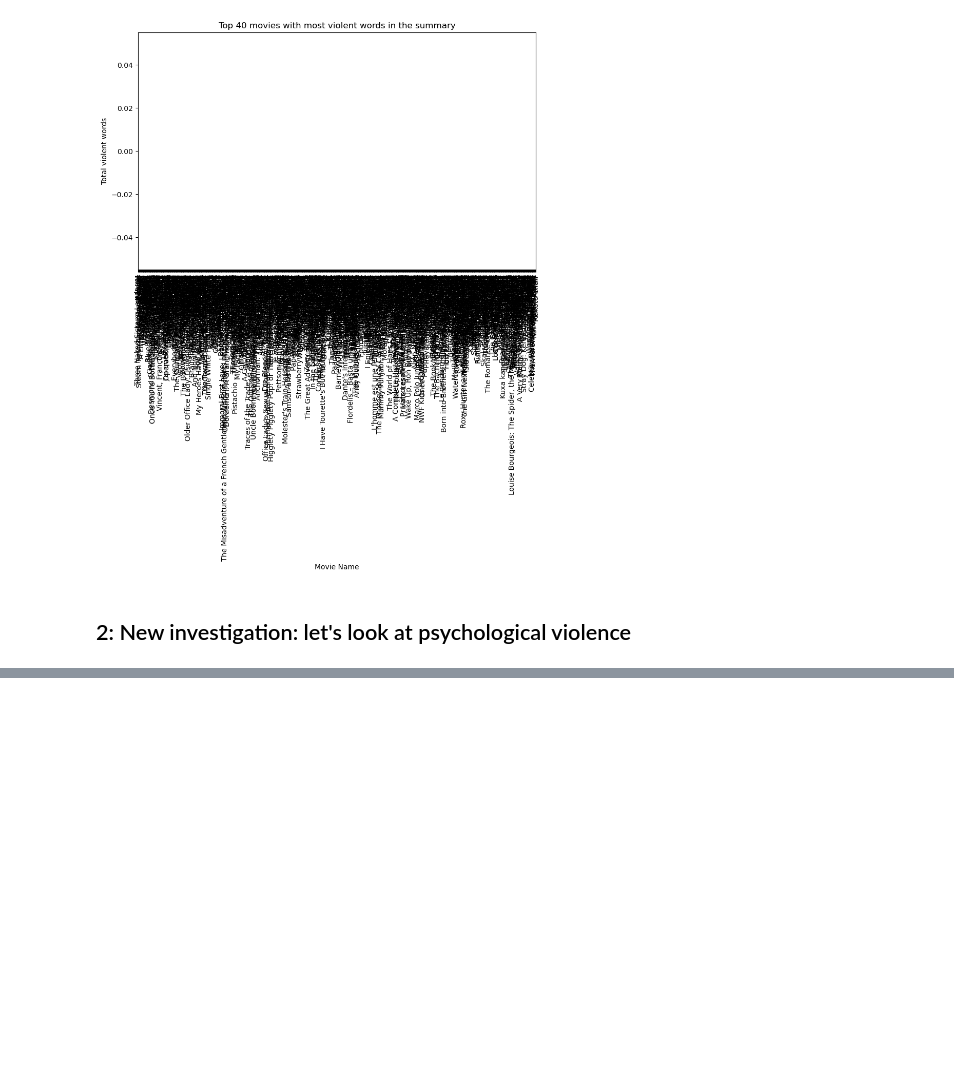
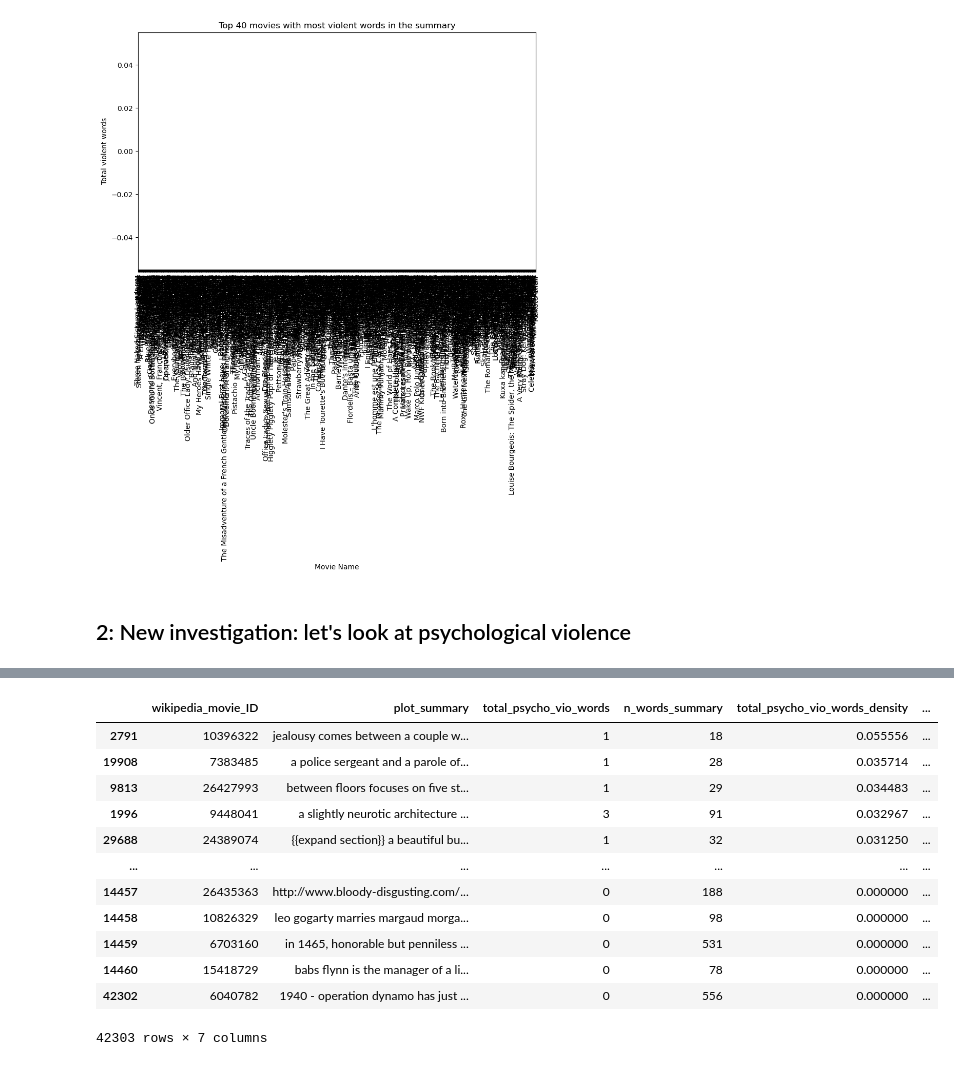
Before and after one commit to epfl-ada/ada-2024-project-alligatorsdontapologize24, a Jupyter notebook: src/Exploratory_Data_Analysis.ipynb, the cells around one changed output, grey strips where cells are left out. Cells and saved outputs as stored; diff of their text form; code cells hidden in the pictures; blank space fills up the shorter version.

```diff
--- a/src/Exploratory_Data_Analysis.ipynb
+++ b/src/Exploratory_Data_Analysis.ipynb
@@ -477,8 +477,14 @@ psycho_violence_list = [
 # Define the pattern for the parsing
 pattern_psycho = r'\b(?:' + '|'.join(psycho_violence_list) + r')\b'
 
+# Lower case the plot_summaries
+CMU_plot_summary['plot_summary'] = CMU_plot_summary['plot_summary'].str.lower()
+
 # Count the number of violent words from the psycho_violence_list in the plot_summary for each movie
 CMU_plot_summary['total_psycho_vio_words'] = CMU_plot_summary['plot_summary'].str.count(pattern_psycho)
+
+# Count the number of words in each plot summary
+CMU_plot_summary['n_words_summary'] = CMU_plot_summary['plot_summary'].str.split().str.len()
 
 # Calculate the "psychological violent words density" by dividing the violent words count by the number of words in the plot summary for each movie
 CMU_plot_summary['total_psycho_vio_words_density'] = CMU_plot_summary['total_psycho_vio_words'] / CMU_plot_summary['n_words_summary']
@@ -489,7 +507,24 @@ KeyError: 'n_words_summary'
 # %%
+# Add the movie titles and the genres
+CMU_plot_summary = CMU_plot_summary.merge(CMU_movie_metadata[['wikipedia_movie_ID', 'movie_name', 'movie_genres']], on='wikipedia_movie_ID', how='left')
+
 # sort the movies according to their violent words density in the plot summary
 CMU_movies_sorted_psycho = CMU_plot_summary.sort_values(by='total_psycho_vio_words_density', ascending=False)
 display(CMU_movies_sorted_psycho)
+# %% [output]
+|  | wikipedia_movie_ID | plot_summary | total_psycho_vio_words | n_words_summary | total_psycho_vio_words_density | ... |
+| 2791 | 10396322 | jealousy comes between a couple w... | 1 | 18 | 0.055556 | ... |
+| 19908 | 7383485 | a police sergeant and a parole of... | 1 | 28 | 0.035714 | ... |
+| 9813 | 26427993 | between floors focuses on five st... | 1 | 29 | 0.034483 | ... |
+| 1996 | 9448041 | a slightly neurotic architecture ... | 3 | 91 | 0.032967 | ... |
+| 29688 | 24389074 | {{expand section}} a beautiful bu... | 1 | 32 | 0.031250 | ... |
+| ... | ... | ... | ... | ... | ... | ... |
+| 14457 | 26435363 | http://www.bloody-disgusting.com/... | 0 | 188 | 0.000000 | ... |
+| 14458 | 10826329 | leo gogarty marries margaud morga... | 0 | 98 | 0.000000 | ... |
+| 14459 | 6703160 | in 1465, honorable but penniless ... | 0 | 531 | 0.000000 | ... |
+| 14460 | 15418729 | babs flynn is the manager of a li... | 0 | 78 | 0.000000 | ... |
+| 42302 | 6040782 | 1940 - operation dynamo has just ... | 0 | 556 | 0.000000 | ... |
+42303 rows × 7 columns
 # %%
 # Plot the results
 
```
Also changed, not shown: parts of 4 cells of this notebook.
